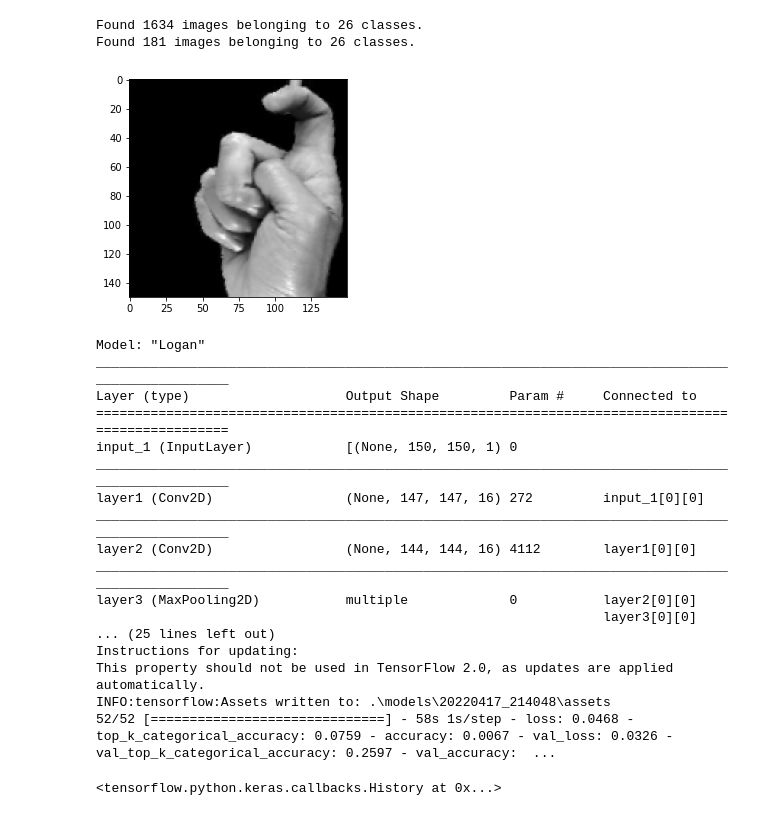
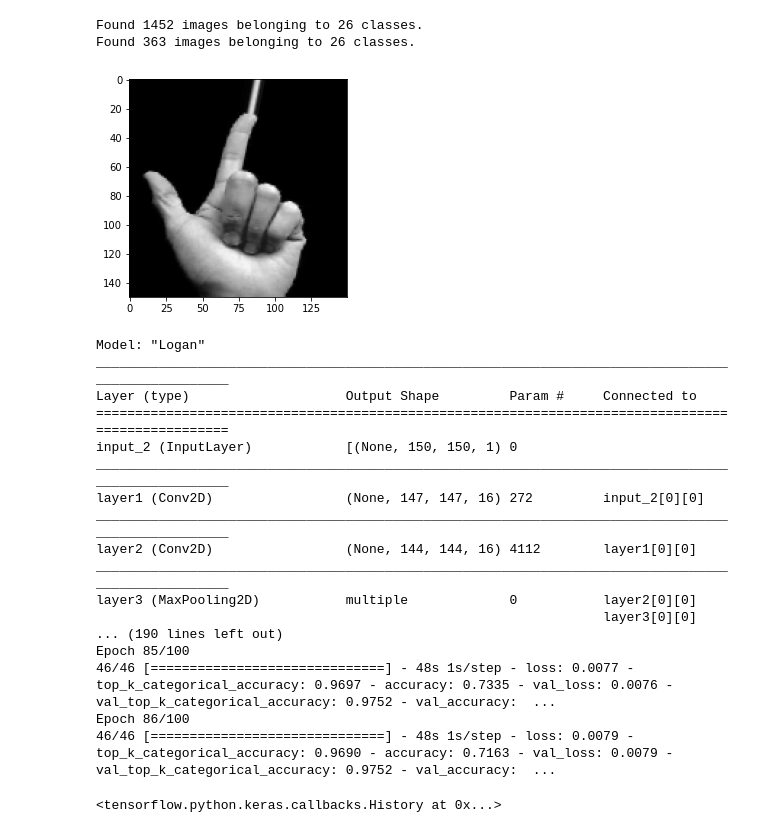
Before and after one commit to Logan-Rose/ASL-transcriber, a Jupyter notebook: new_classifier.ipynb, the cells around one changed output. Cells and saved outputs as stored; diff of their text form; code cells hidden in the pictures.

Commit message:
added graphs and more exposition

```diff
--- a/new_classifier.ipynb
+++ b/new_classifier.ipynb
@@ -62,45 +62,45 @@ img_generator = tf.keras.preprocessing.image.ImageDataGenerator(
     rotation_range=30.0,
     width_shift_range=25.0,
     height_shift_range=25.0,
-    # shear_range=0.1,
+    shear_range=0.1,
     zoom_range=.2,
     fill_mode='nearest',
     horizontal_flip=True,
     vertical_flip=False,
-    validation_split=0.1
+    validation_split=0.2
 
 )
 
 train_generator = img_generator.flow_from_directory(
   './asl_dataset',
   target_size=(150,150),
   color_mode='grayscale',
   classes=classes,
   class_mode='categorical',
   seed=SEED,
   shuffle=False,
   subset='training'
 )
 
 val_generator = img_generator.flow_from_directory(
   './asl_dataset',
   target_size=(150,150),
   color_mode='grayscale',
   classes=classes,
   class_mode='categorical',
   seed=SEED,
   shuffle=False,
   subset='validation'
 )
 
 for i, image in enumerate(val_generator):
   if i == 5:
     plt.imshow(image[0][1], cmap = 'gray')
     break
 # %% [output]
-Found 1634 images belonging to 26 classes.
-Found 181 images belonging to 26 classes.
+Found 1452 images belonging to 26 classes.
+Found 363 images belonging to 26 classes.
-[figure, old version]
+[figure, new version]
 # %%
 def make_directories():
     d = datetime.today()
@@ -187,7 +187,7 @@ print(model.summary())
 #     show_layer_activations=False)
 model.fit(
         train_generator,
-        epochs=1,
+        epochs=100,
         validation_data=val_generator,
         batch_size=16,
         callbacks=callbacks,
@@ -199,18 +199,18 @@ Model: "Logan"
 __________________________________________________________________________________________________
 Layer (type)                    Output Shape         Param #     Connected to
 ==================================================================================================
-input_1 (InputLayer)            [(None, 150, 150, 1) 0
+input_2 (InputLayer)            [(None, 150, 150, 1) 0
 __________________________________________________________________________________________________
-layer1 (Conv2D)                 (None, 147, 147, 16) 272         input_1[0][0]
+layer1 (Conv2D)                 (None, 147, 147, 16) 272         input_2[0][0]
 __________________________________________________________________________________________________
 layer2 (Conv2D)                 (None, 144, 144, 16) 4112        layer1[0][0]
 __________________________________________________________________________________________________
 layer3 (MaxPooling2D)           multiple             0           layer2[0][0]
                                                                  layer3[0][0]
-... (25 lines left out)
-Instructions for updating:
-This property should not be used in TensorFlow 2.0, as updates are applied automatically.
-INFO:tensorflow:Assets written to: .\models\20220417_214048\assets
-52/52 [==============================] - 58s 1s/step - loss: 0.0468 - top_k_categorical_accuracy: 0.0759 - accuracy: 0.0067 - val_loss: 0.0326 - val_top_k_categorical_accuracy: 0.2597 - val_accuracy:  ...
+... (190 lines left out)
+Epoch 85/100
+46/46 [==============================] - 48s 1s/step - loss: 0.0077 - top_k_categorical_accuracy: 0.9697 - accuracy: 0.7335 - val_loss: 0.0076 - val_top_k_categorical_accuracy: 0.9752 - val_accuracy:  ...
+Epoch 86/100
+46/46 [==============================] - 48s 1s/step - loss: 0.0079 - top_k_categorical_accuracy: 0.9690 - accuracy: 0.7163 - val_loss: 0.0079 - val_top_k_categorical_accuracy: 0.9752 - val_accuracy:  ...
 <tensorflow.python.keras.callbacks.History at 0x...>
 # %%
```
Also changed, not shown: parts of 8 cells of this notebook, 14 other files.
